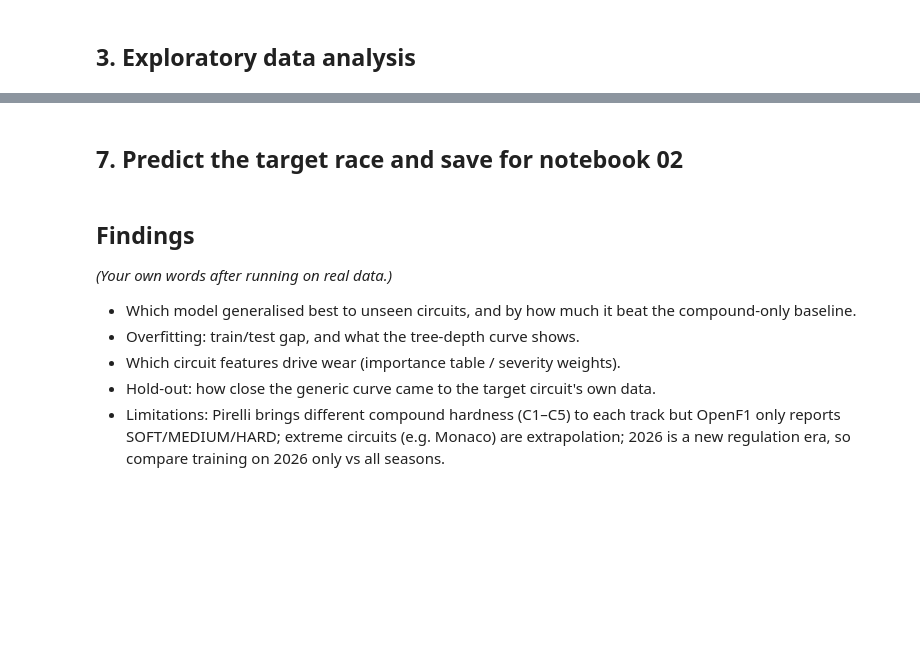
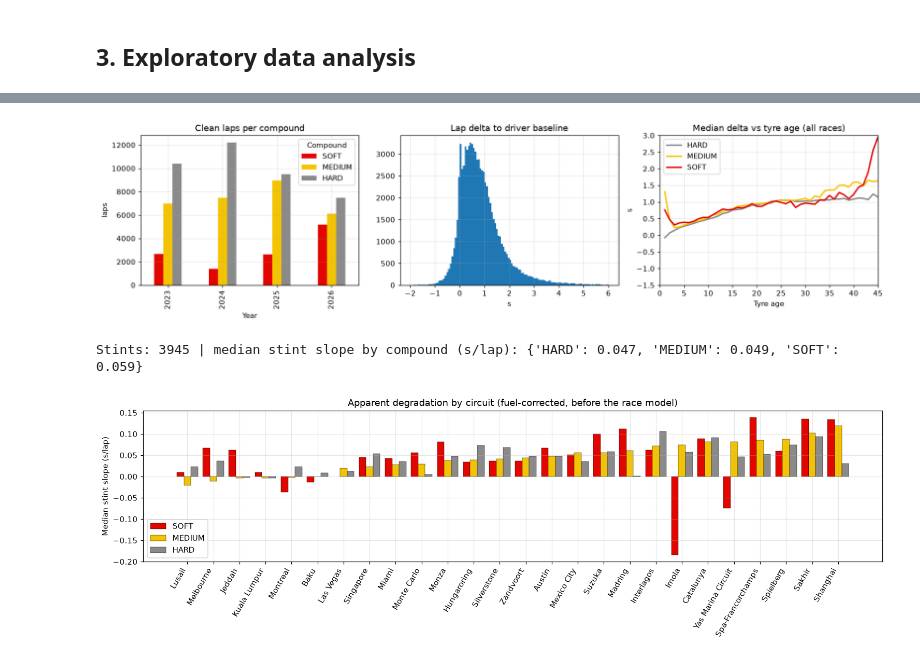
Before and after one commit to anerudh-k/f1-tyre-strategy, a Jupyter notebook: notebooks/03_generic_model.ipynb, the cells around one changed output, grey strips where cells are left out. Cells and saved outputs as stored; diff of their text form; code cells hidden in the pictures; blank space fills up the shorter version.

```diff
--- a/notebooks/03_generic_model.ipynb
+++ b/notebooks/03_generic_model.ipynb
@@ -35,4 +38,5 @@ First run downloads every race (≈ 6 API calls each, roughly 10–20 min for 4
 # %%
-laps, races = build_dataset(YEARS, fuel_start_kg=FUEL_START_KG, sec_per_kg=SEC_PER_KG)
+laps, races = build_dataset(YEARS)
 laps.to_pickle("data/generic_laps.pkl"); races.to_pickle("data/generic_races.pkl")
-print(f"\n{(races.Status == 'ok').sum()} races loaded, {(races.Status != 'ok').sum()} failed, {len(laps):,} clean laps")
+print(f"\n{(races.Status == 'ok').sum()} races loaded | {races.Status.str.startswith('skipped').sum()} skipped | "
+      f"{races.Status.str.startswith('FAILED').sum()} failed | {len(laps):,} clean laps")
@@ -157,25 +127,0 @@ Retrain **without** the target circuit, predict it, and compare with the curve f
-# %%
-try:
-    check, own, gen = holdout_check(d, races, TARGET_GP, BEST)
-    display(check.round(3))
-    fig, ax = plt.subplots(figsize=(8, 4.5))
-    for c in own:
-        a = np.arange(1, own[c].max_age_seen + 1)
-        ax.plot(a, own[c].predict(a), c=COLORS[c], lw=2, label=f"{c} own-data fit")
-        if c in gen: ax.plot(a, gen[c].predict(a), c=COLORS[c], lw=2, ls="--", label=f"{c} generic (unseen)")
-    ax.set(xlabel="Tyre age", ylabel="Delta (s)", title=f"{TARGET_GP}: generic model vs its own data"); ax.legend(fontsize=8)
-    plt.savefig("figures/holdout_target.png", bbox_inches="tight")
-except ValueError as e:
-    print("Hold-out skipped:", e)
-# %% [markdown]
-## 7. Predict the target race and save for notebook 02
-# %%
-profile = track_profile(races, TARGET_GP, **TARGET_OVERRIDES)
-print({k: (round(v, 2) if isinstance(v, float) else v) for k, v in profile.items()})
-pred = predict_deg_models(model, feats, profile, d, cv_rmse=CV_RMSE)
-display(summary_table(pred))
-fig, ax = plt.subplots(figsize=(8, 4.5))
-for c, m in pred.items():
-    a = np.arange(1, m.max_age_seen + 1); ax.plot(a, m.predict(a), c=COLORS[c], lw=2.5, label=f"{c} ({m.deg_per_lap:.3f} s/lap)")
-ax.set(xlabel="Tyre age (laps)", ylabel="Predicted delta (s)", title=f"Predicted degradation – {TARGET_GP} {TARGET_YEAR}")
-ax.legend(); plt.savefig("figures/predicted_target.png", bbox_inches="tight")
@@ -189,8 +128,28 @@ print("saved", out, "-> set MODEL_FILE to this in notebook 02")
-# %% [markdown]
-## Findings
-*(Your own words after running on real data.)*
-- Which model generalised best to unseen circuits, and by how much it beat the compound-only baseline.
-- Overfitting: train/test gap, and what the tree-depth curve shows.
-- Which circuit features drive wear (importance table / severity weights).
-- Hold-out: how close the generic curve came to the target circuit's own data.
-- Limitations: Pirelli brings different compound hardness (C1–C5) to each track but OpenF1 only reports SOFT/MEDIUM/HARD; extreme circuits (e.g. Monaco) are extrapolation; 2026 is a new regulation era, so compare training on 2026 only vs all seasons.
+# %%
+fig, ax = plt.subplots(1, 3, figsize=(15, 4))
+laps.groupby(["Year", "Compound"]).size().unstack()[list(COLORS)].plot.bar(ax=ax[0], color=COLORS)
+ax[0].set(title="Clean laps per compound", ylabel="laps")
+ax[1].hist(laps[TARGET], bins=120, range=(-2, 6)); ax[1].set(title="Lap delta to driver baseline", xlabel="s")
+for c, g in laps.groupby("Compound"):
+    b = g.groupby("TyreLife")[TARGET].median()
+    ax[2].plot(b.index, b.values, c=COLORS[c], lw=2, label=c)
+ax[2].set(title="Median delta vs tyre age (all races)", xlabel="Tyre age", ylabel="s", xlim=(0, 45), ylim=(-1.5, 3))
+ax[2].legend(); plt.tight_layout(); plt.savefig("figures/eda_overview.png", bbox_inches="tight")
+# %% [output]
+[figure, added]
+# %%
+# Lap-to-lap noise: how far single laps scatter around their own stint's trend
+sl = stint_slopes(laps)
+print("Stints:", len(sl), "| median stint slope by compound (s/lap):",
+      sl.groupby("Compound").Slope.median().round(3).to_dict())
+order = sl[sl.Compound == "MEDIUM"].groupby("Circuit").Slope.median().sort_values().index
+fig, ax = plt.subplots(figsize=(14, 4.5))
+for i, c in enumerate(["SOFT", "MEDIUM", "HARD"]):
+    m = sl[sl.Compound == c].groupby("Circuit").Slope.median().reindex(order)
+    ax.bar(np.arange(len(m)) + (i - 1) * 0.27, m.values, 0.27, color=COLORS[c], label=c, edgecolor="k", lw=0.3)
+ax.set_xticks(range(len(order))); ax.set_xticklabels(order, rotation=60, ha="right")
+ax.set(ylabel="Median stint slope (s/lap)", title="Apparent degradation by circuit (fuel-corrected, before the race model)")
+ax.legend(); plt.tight_layout(); plt.savefig("figures/eda_deg_by_circuit.png", bbox_inches="tight")
+# %% [output]
+Stints: 3945 | median stint slope by compound (s/lap): {'HARD': 0.047, 'MEDIUM': 0.049, 'SOFT': 0.059}
+[figure, added]
```
Also changed, not shown: parts of 42 cells of this notebook, 1 other file.
